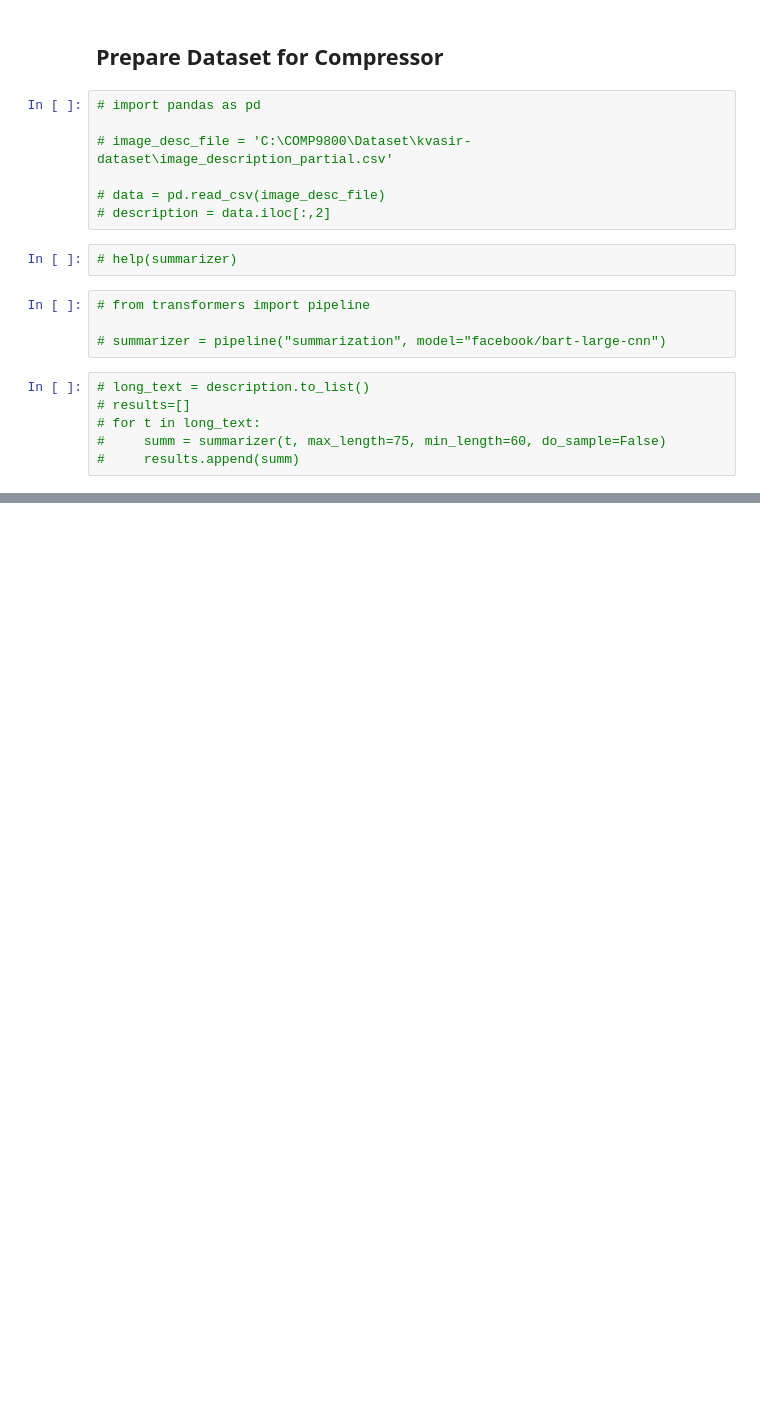
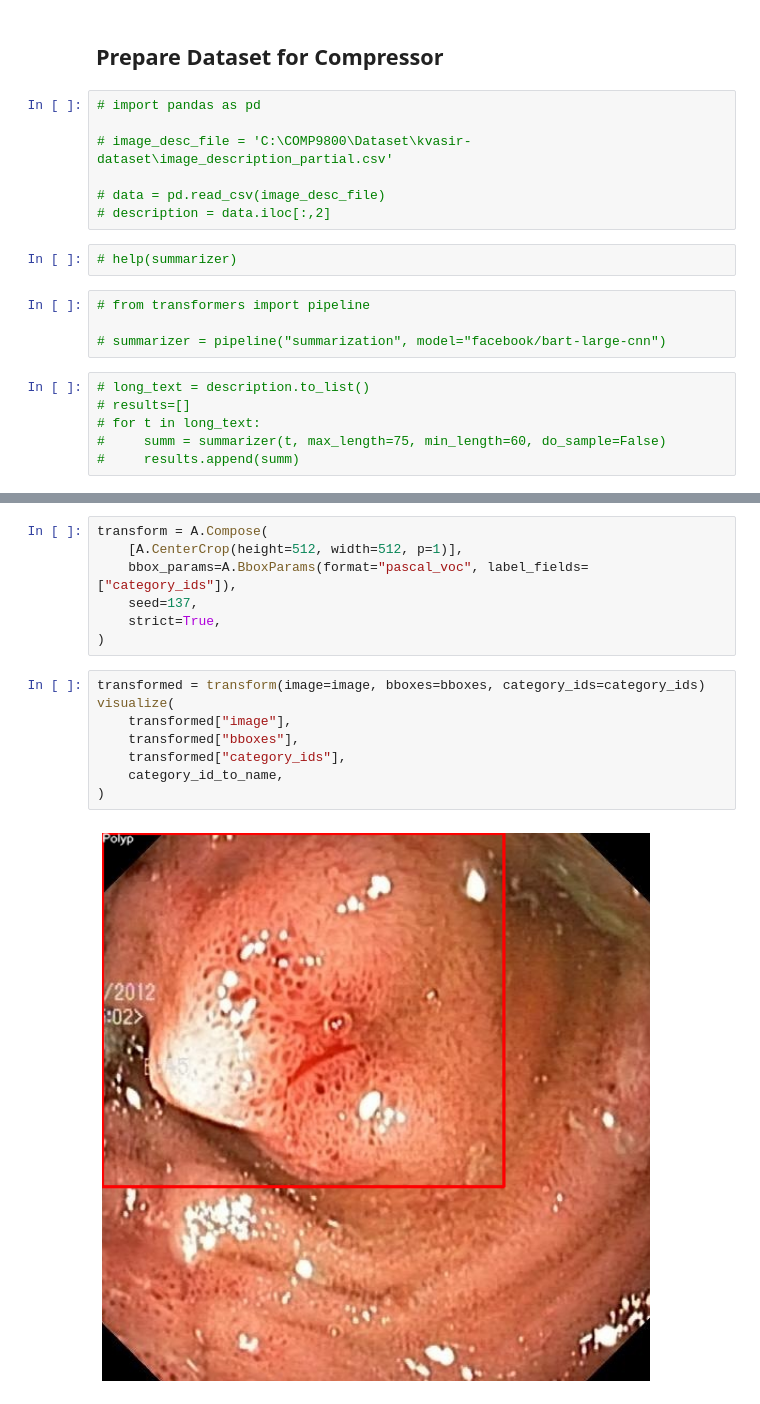
Before and after one commit to Q-Zhao-9/gradproj, a Jupyter notebook: experiments/dataset-preprocessing.ipynb, the cells around one changed output, grey strips where cells are left out. Saved outputs shown, nothing was run; the diff lists cells and outputs as text; blank space fills up the shorter version.

```diff
--- a/experiments/dataset-preprocessing.ipynb
+++ b/experiments/dataset-preprocessing.ipynb
@@ -500,0 +541,17 @@ memory usage: 12.5+ KB
+# %%
+transform = A.Compose(
+    [A.CenterCrop(height=512, width=512, p=1)],
+    bbox_params=A.BboxParams(format="pascal_voc", label_fields=["category_ids"]),
+    seed=137,
+    strict=True,
+)
+# %%
+transformed = transform(image=image, bboxes=bboxes, category_ids=category_ids)
+visualize(
+    transformed["image"],
+    transformed["bboxes"],
+    transformed["category_ids"],
+    category_id_to_name,
+)
+# %% [output]
+[figure, added]
```
Also changed, not shown: parts of 8 cells of this notebook, 4 other files.
